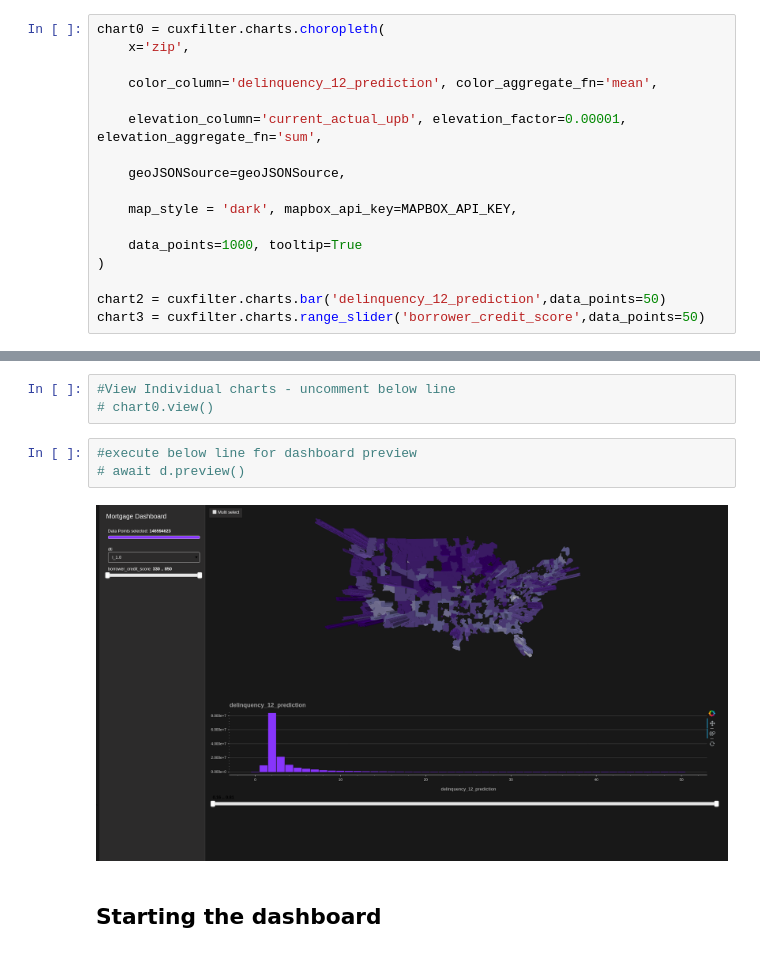
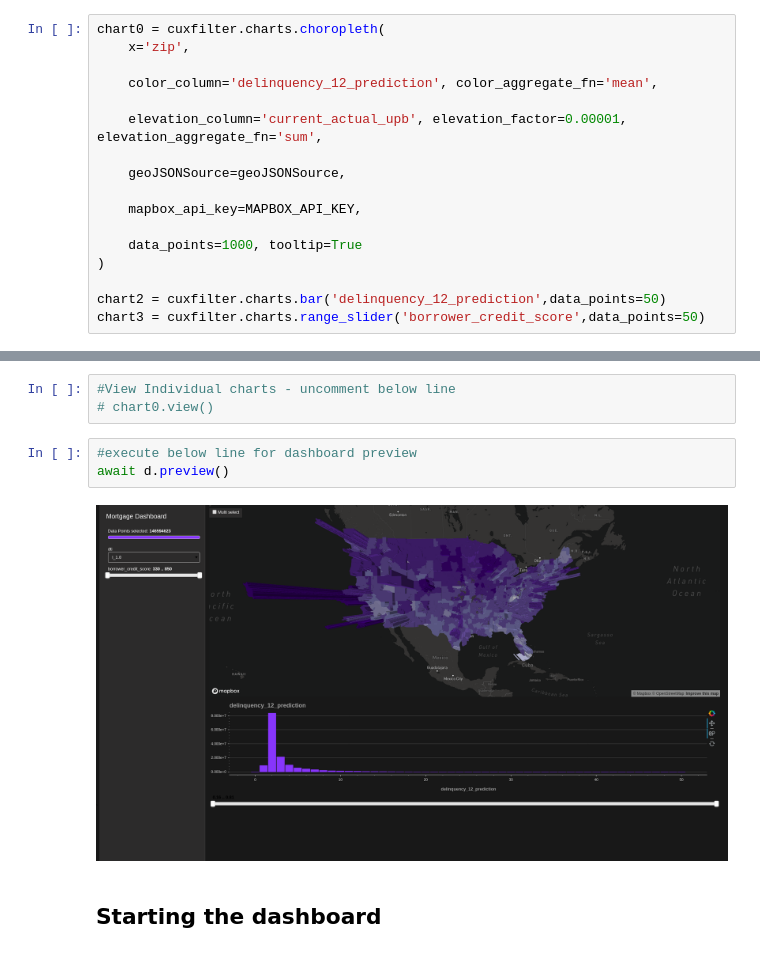
Before and after one commit to rapidsai/cuxfilter, a Jupyter notebook: notebooks/Mortgage_example.ipynb, the cells around one changed output, grey strips where cells are left out. Cells and saved outputs as stored; diff of their text form.

```diff
--- a/notebooks/Mortgage_example.ipynb
+++ b/notebooks/Mortgage_example.ipynb
@@ -36,7 +43,7 @@ chart0 = cuxfilter.charts.choropleth(
 
     geoJSONSource=geoJSONSource,
 
-    map_style = 'dark', mapbox_api_key=MAPBOX_API_KEY,
+    mapbox_api_key=MAPBOX_API_KEY,
 
     data_points=1000, tooltip=True
 )
@@ -66,9 +71,9 @@ d
 # chart0.view()
 # %%
 #execute below line for dashboard preview
-# await d.preview()
+await d.preview()
 # %% [output]
-[figure, old version]
+[figure, new version]
 # %% [markdown]
 ## Starting the dashboard
 # %% [markdown]
```
Also changed, not shown: parts of 2 cells of this notebook.
